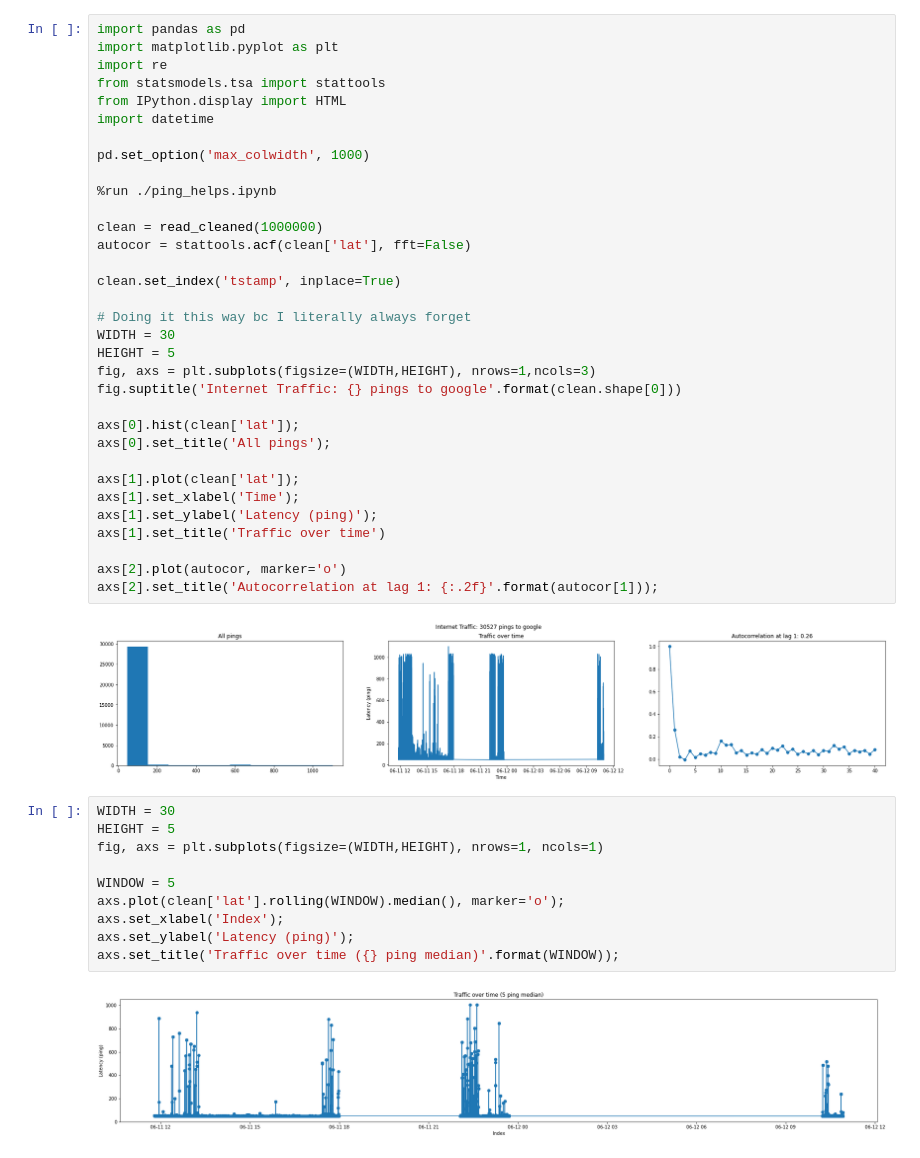
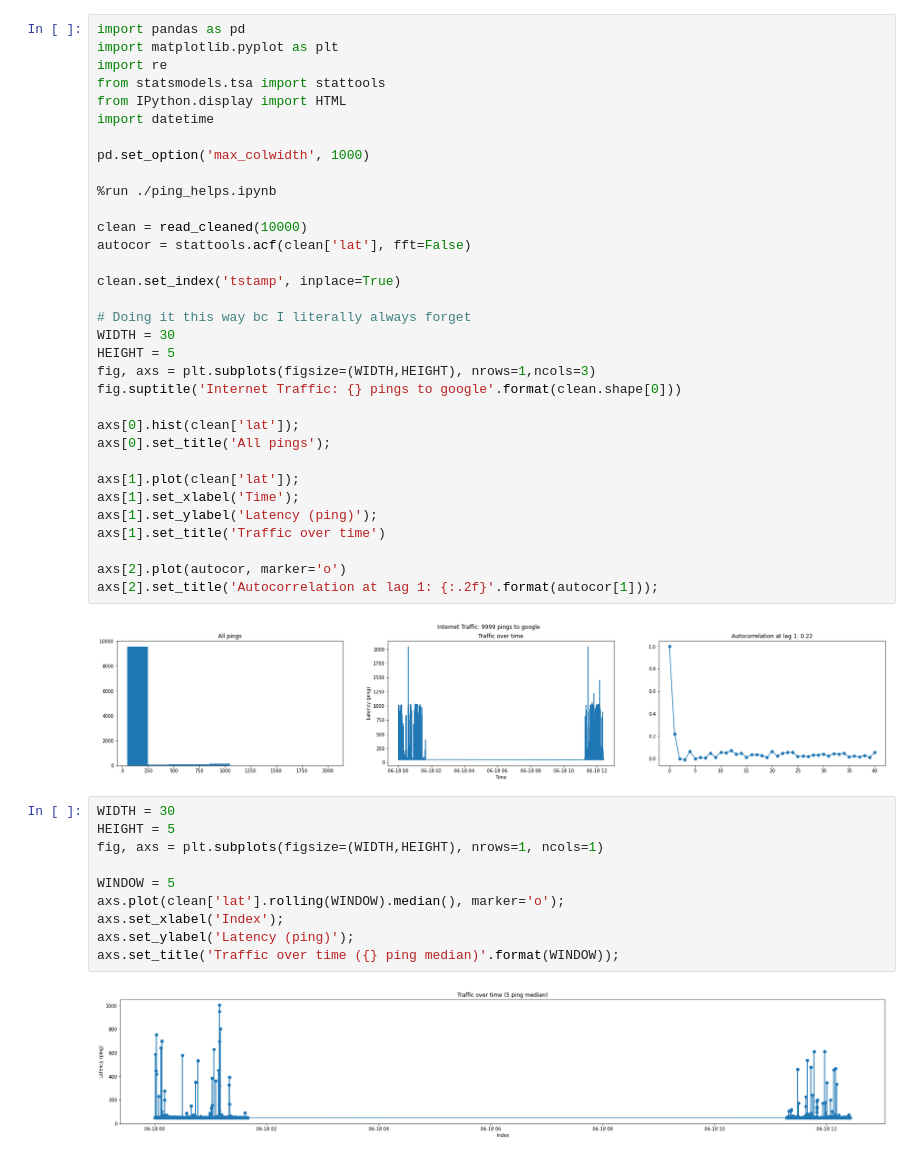
Before and after one commit to ayoskovich/int-traffic, a Jupyter notebook: pingDashboard.ipynb, the cells around one changed output. Drawn from its saved outputs; the diff is of its cells as text.

```diff
--- a/pingDashboard.ipynb
+++ b/pingDashboard.ipynb
@@ -4,35 +4,35 @@ import matplotlib.pyplot as plt
 import re
 from statsmodels.tsa import stattools
 from IPython.display import HTML
 import datetime
 
 pd.set_option('max_colwidth', 1000)
 
 %run ./ping_helps.ipynb
 
-clean = read_cleaned(1000000)
+clean = read_cleaned(10000)
 autocor = stattools.acf(clean['lat'], fft=False)
 
 clean.set_index('tstamp', inplace=True)
 
 # Doing it this way bc I literally always forget
 WIDTH = 30
 HEIGHT = 5
 fig, axs = plt.subplots(figsize=(WIDTH,HEIGHT), nrows=1,ncols=3)
 fig.suptitle('Internet Traffic: {} pings to google'.format(clean.shape[0]))
 
 axs[0].hist(clean['lat']);
 axs[0].set_title('All pings');
 
 axs[1].plot(clean['lat']);
 axs[1].set_xlabel('Time');
 axs[1].set_ylabel('Latency (ping)');
 axs[1].set_title('Traffic over time')
 
 axs[2].plot(autocor, marker='o')
 axs[2].set_title('Autocorrelation at lag 1: {:.2f}'.format(autocor[1]));
 # %% [output]
-[figure, old version]
+[figure, new version]
 # %%
 WIDTH = 30
 HEIGHT = 5
@@ -44,7 +44,7 @@ axs.set_xlabel('Index');
 axs.set_ylabel('Latency (ping)');
 axs.set_title('Traffic over time ({} ping median)'.format(WINDOW));
 # %% [output]
-[figure, old version]
+[figure, new version]
 # %%
 WIDTH = 30
 HEIGHT = 5
```
Also changed, not shown: parts of 2 cells of this notebook, 3 other files.
